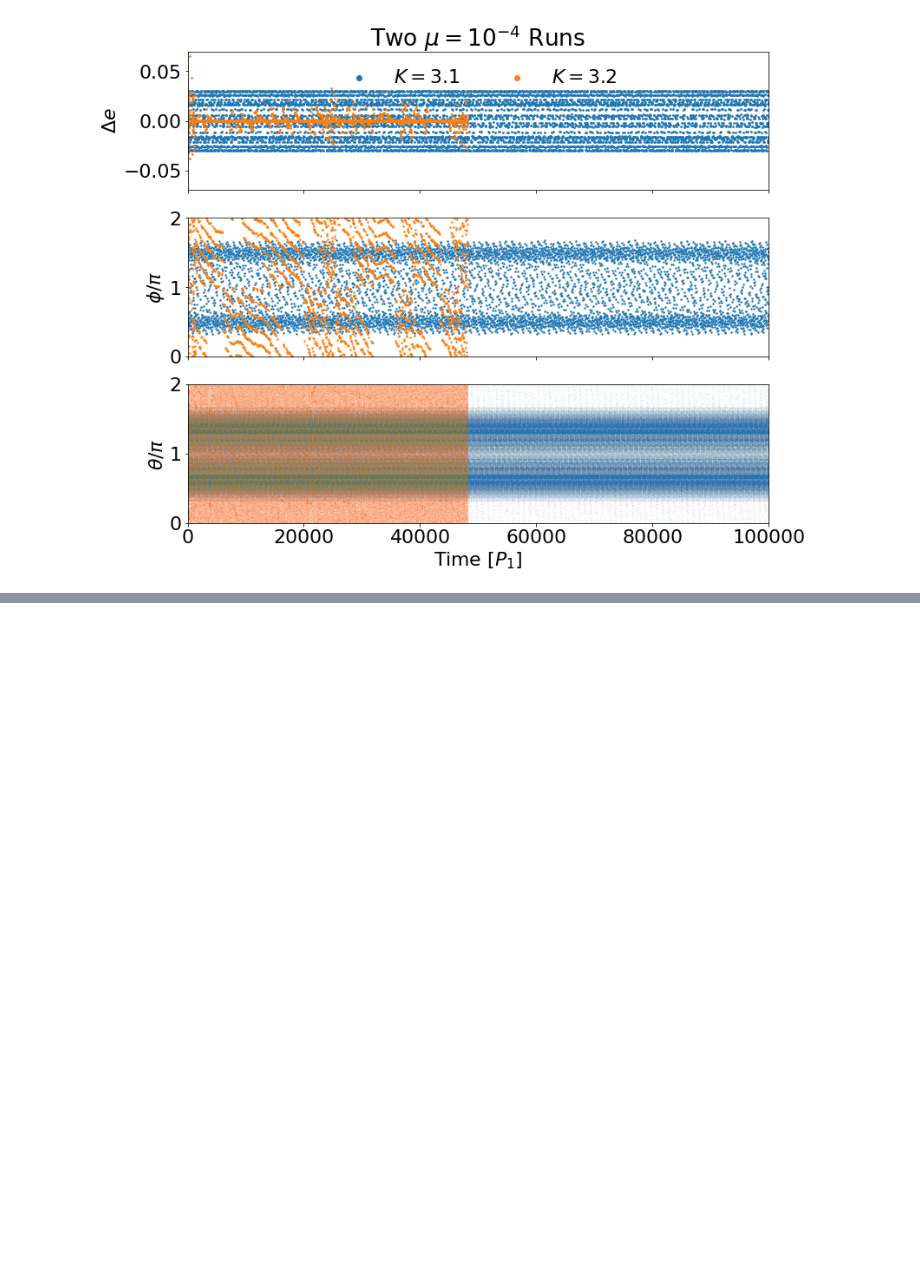
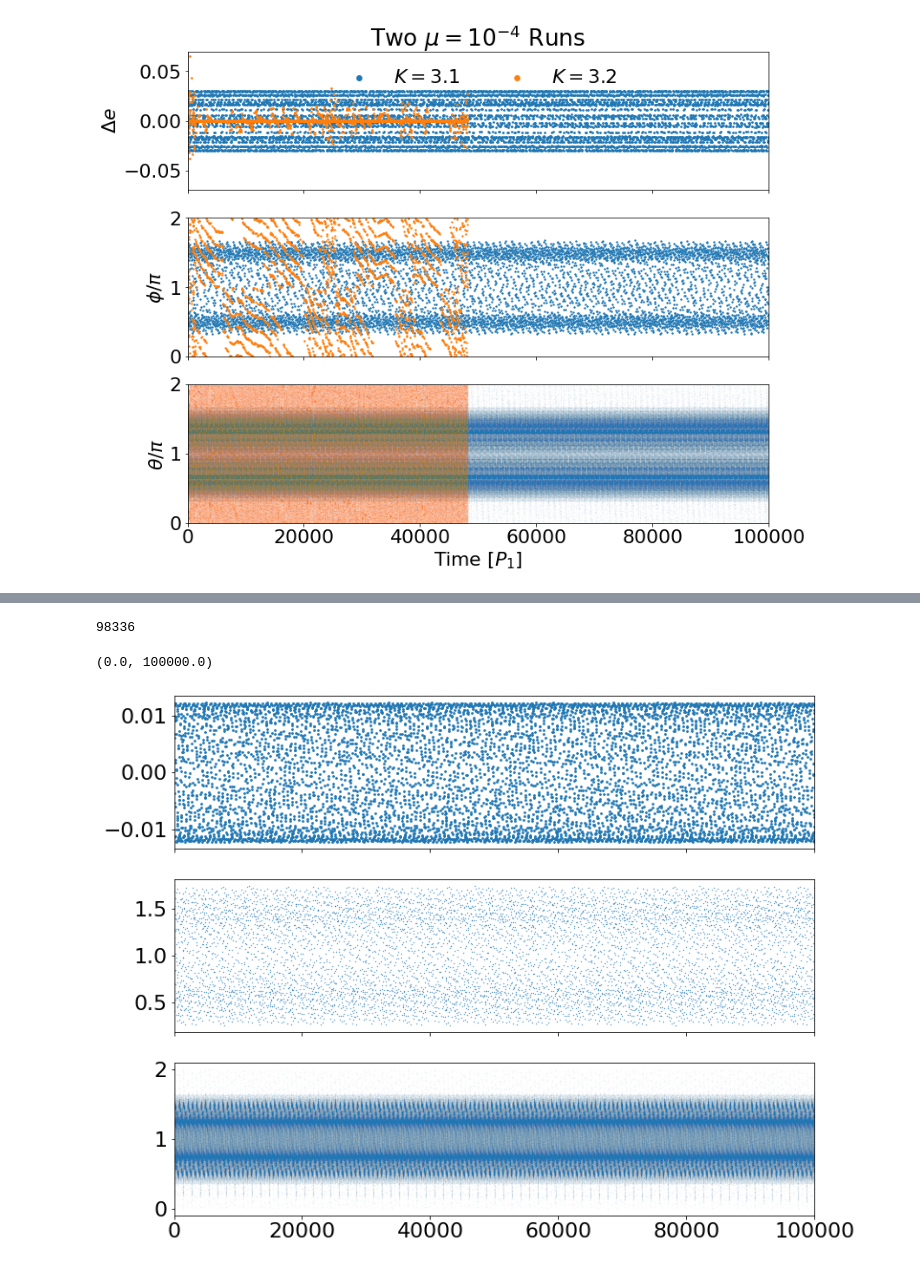
Before and after one commit to lijiaru0305/Hill-friction, a Jupyter notebook: revise-plots/resonance-plot.ipynb, the cells around one changed output, grey strips where cells are left out. Saved outputs shown, nothing was run; the diff lists cells and outputs as text; code cells hidden in the pictures; blank space fills up the shorter version.

```diff
--- a/revise-plots/resonance-plot.ipynb
+++ b/revise-plots/resonance-plot.ipynb
@@ -288,0 +322,51 @@ plt.hist(np.log10(eta[ind_conj]),bins=np.linspace(-5,10,200),cumulative=True)
+# %%
+fig,axs = plt.subplots(3,1, sharex=True, sharey=False, figsize=(12,10))
+fig.subplots_adjust(hspace=0.2)
+
+def min180To180(val):
+    val = val%(2*np.pi)
+    lindex = val<-np.pi
+    rindex = val>+np.pi
+    val = val + 2*np.pi*lindex - 2*np.pi*rindex
+    return (val/np.pi)
+
+
+def min0To360(val):
+    val = val%(2*np.pi)
+    return (val/np.pi)
+
+p12_data = np.load('./data/res-res/m5K33.npy')
+#p12_data = np.load('./data/res-res/orbit_time_000.npy')
+
+t = p12_data[:,0,0]
+l0 = p12_data[:,0,5]
+l1 = p12_data[:,1,5]
+pm0 = p12_data[:,0,3] + p12_data[:,0,4]
+pm1 = p12_data[:,1,3] + p12_data[:,1,4]
+p = 13
+q = 1
+ang0 = (p+q)*l1 - p*l0 - q*pm0
+ang1 = (p+q)*l1 - p*l0 - q*pm1
+
+phi = l1-pm1
+
+
+dl = l0-l1
+ind_safe = np.abs(min180To180(dl))>(1/180.)
+ind_conj = np.arange(len(t)-2)[ (dl[:-2]<0) * (dl[2:]>0) * (np.abs(dl[1:-1])<0.03) ]+1
+print(len(ind_conj)*14)
+
+axs[2].scatter(t[ind_safe], min0To360(ang1[ind_safe]),s=0.0002,rasterized=True)
+axs[1].scatter(t[ind_conj], min0To360(phi[ind_conj]),s=0.1,rasterized=True)
+
+nskip = 4
+dphi = phi[ind_conj+nskip] - phi[ind_conj-nskip]
+de = p12_data[ind_conj+nskip,1,2] - p12_data[ind_conj-nskip,1,2]
+
+axs[0].scatter(t[ind_conj],de,s=3,rasterized=True)
+
+axs[2].set_xlim([0,1e5])
+# %% [output]
+98336
+(0.0, 100000.0)
+[figure, added]
```
Also changed, not shown: parts of 5 cells of this notebook, 25 other files.
